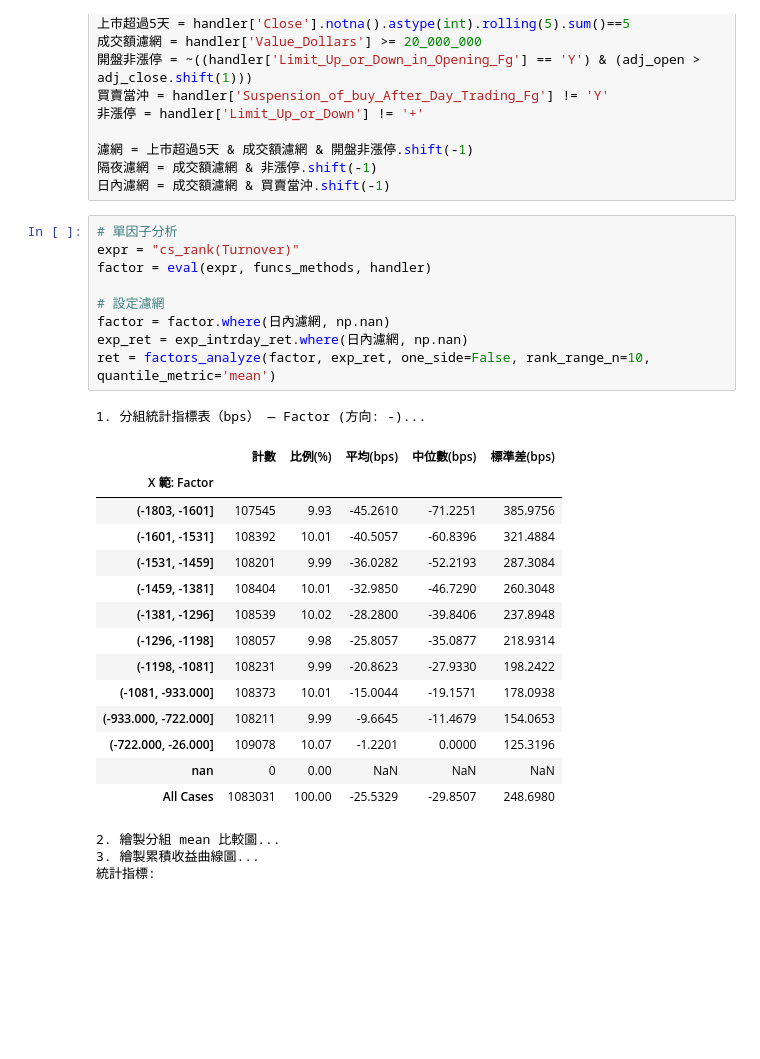
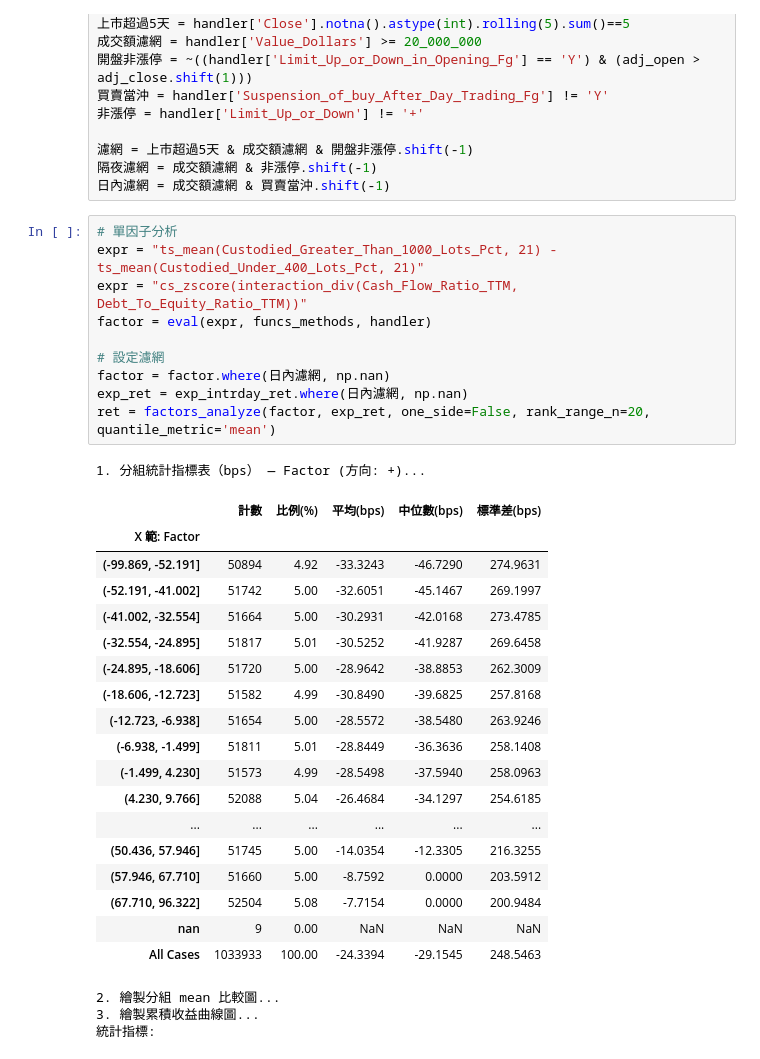
Before and after one commit to tigeryang0928-dev/uc_alpha, a Jupyter notebook: backtest_2/因子分析.ipynb, the cells around one changed output. Drawn from its saved outputs; the diff is of its cells as text; blank space fills up the shorter version.

```diff
--- a/backtest_2/因子分析.ipynb
+++ b/backtest_2/因子分析.ipynb
@@ -38,29 +38,34 @@ Values = handler['Value_Dollars'].shift(1)
 日內濾網 = 成交額濾網 & 買賣當沖.shift(-1)
 # %%
 # 單因子分析
-expr = "cs_rank(Turnover)"
+expr = "ts_mean(Custodied_Greater_Than_1000_Lots_Pct, 21) - ts_mean(Custodied_Under_400_Lots_Pct, 21)"
+expr = "cs_zscore(interaction_div(Cash_Flow_Ratio_TTM, Debt_To_Equity_Ratio_TTM))"
 factor = eval(expr, funcs_methods, handler)
 
 # 設定濾網
 factor = factor.where(日內濾網, np.nan)
 exp_ret = exp_intrday_ret.where(日內濾網, np.nan)
-ret = factors_analyze(factor, exp_ret, one_side=False, rank_range_n=10, quantile_metric='mean')
+ret = factors_analyze(factor, exp_ret, one_side=False, rank_range_n=20, quantile_metric='mean')
 # %% [output]
-1. 分組統計指標表（bps） — Factor (方向: -)...
+1. 分組統計指標表（bps） — Factor (方向: +)...
 |  | 計數 | 比例(%) | 平均(bps) | 中位數(bps) | 標準差(bps) |
 | X 範: Factor |  |  |  |  |  |
-| (-1803, -1601] | 107545 | 9.93 | -45.2610 | -71.2251 | 385.9756 |
-| (-1601, -1531] | 108392 | 10.01 | -40.5057 | -60.8396 | 321.4884 |
-| (-1531, -1459] | 108201 | 9.99 | -36.0282 | -52.2193 | 287.3084 |
-| (-1459, -1381] | 108404 | 10.01 | -32.9850 | -46.7290 | 260.3048 |
-| (-1381, -1296] | 108539 | 10.02 | -28.2800 | -39.8406 | 237.8948 |
-| (-1296, -1198] | 108057 | 9.98 | -25.8057 | -35.0877 | 218.9314 |
-| (-1198, -1081] | 108231 | 9.99 | -20.8623 | -27.9330 | 198.2422 |
-| (-1081, -933.000] | 108373 | 10.01 | -15.0044 | -19.1571 | 178.0938 |
-| (-933.000, -722.000] | 108211 | 9.99 | -9.6645 | -11.4679 | 154.0653 |
-| (-722.000, -26.000] | 109078 | 10.07 | -1.2201 | 0.0000 | 125.3196 |
-| nan | 0 | 0.00 | NaN | NaN | NaN |
-| All Cases | 1083031 | 100.00 | -25.5329 | -29.8507 | 248.6980 |
+| (-99.869, -52.191] | 50894 | 4.92 | -33.3243 | -46.7290 | 274.9631 |
+| (-52.191, -41.002] | 51742 | 5.00 | -32.6051 | -45.1467 | 269.1997 |
+| (-41.002, -32.554] | 51664 | 5.00 | -30.2931 | -42.0168 | 273.4785 |
+| (-32.554, -24.895] | 51817 | 5.01 | -30.5252 | -41.9287 | 269.6458 |
+| (-24.895, -18.606] | 51720 | 5.00 | -28.9642 | -38.8853 | 262.3009 |
+| (-18.606, -12.723] | 51582 | 4.99 | -30.8490 | -39.6825 | 257.8168 |
+| (-12.723, -6.938] | 51654 | 5.00 | -28.5572 | -38.5480 | 263.9246 |
+| (-6.938, -1.499] | 51811 | 5.01 | -28.8449 | -36.3636 | 258.1408 |
+| (-1.499, 4.230] | 51573 | 4.99 | -28.5498 | -37.5940 | 258.0963 |
+| (4.230, 9.766] | 52088 | 5.04 | -26.4684 | -34.1297 | 254.6185 |
+| ... | ... | ... | ... | ... | ... |
+| (50.436, 57.946] | 51745 | 5.00 | -14.0354 | -12.3305 | 216.3255 |
+| (57.946, 67.710] | 51660 | 5.00 | -8.7592 | 0.0000 | 203.5912 |
+| (67.710, 96.322] | 52504 | 5.08 | -7.7154 | 0.0000 | 200.9484 |
+| nan | 9 | 0.00 | NaN | NaN | NaN |
+| All Cases | 1033933 | 100.00 | -24.3394 | -29.1545 | 248.5463 |
 2. 繪製分組 mean 比較圖...
 3. 繪製累積收益曲線圖...
 統計指標:
```
Also changed, not shown: parts of 1 cell of this notebook, 14 other files.
